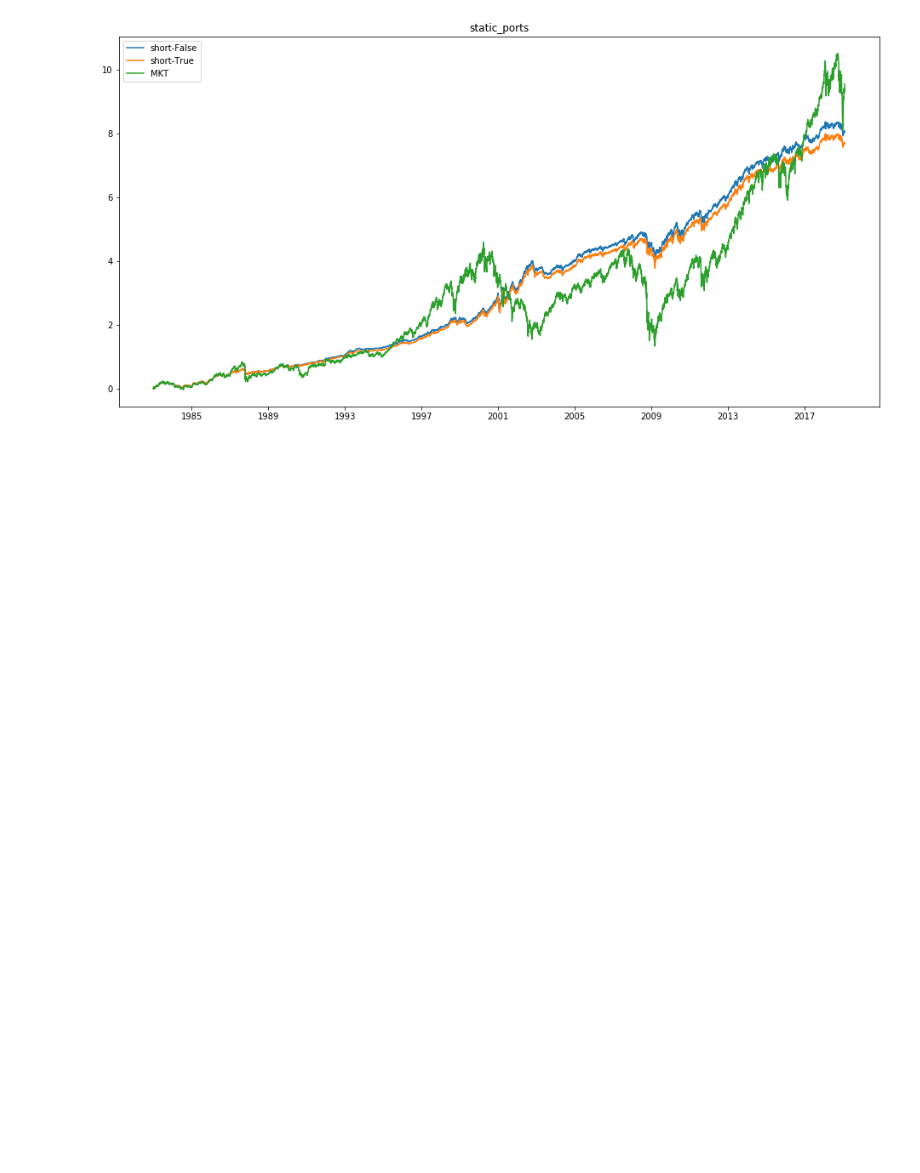
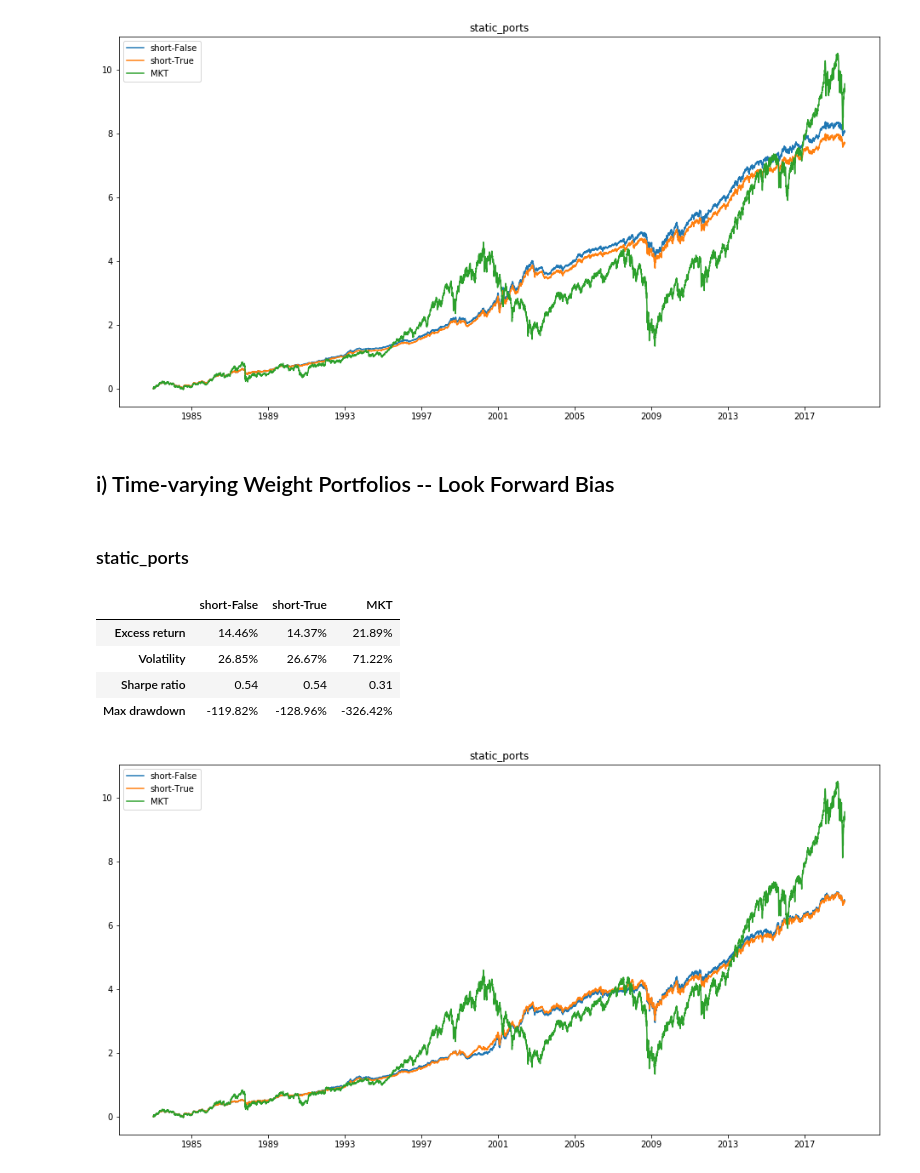
Before and after one commit to amritprasad/MFE_DAM, a Jupyter notebook: DAM Project.ipynb, the cells around one changed output. Drawn from its saved outputs; the diff is of its cells as text; code cells hidden in the pictures; blank space fills up the shorter version.

Commit message:
Adding the Look Forward Bias Test

```diff
--- a/DAM Project.ipynb
+++ b/DAM Project.ipynb
@@ -657,3 +657,40 @@ prsn
 | Sharpe ratio | 0.66 | 0.64 | 0.31 |
 | Max drawdown | -96.64% | -93.46% | -326.42% |
 [figure]
+# %% [markdown]
+## i) Time-varying Weight Portfolios -- Look Forward Bias
+# %% [markdown]
+### static_ports
+# %%
+inputs = {
+    'short-False': 'w_static_ports_short-False.csv',
+    'short-True': 'w_static_ports_short-True.csv'
+}
+# %%
+category = 'static_ports'
+prsn = pd.DataFrame(index = ['Excess return', 'Volatility', \
+                             'Sharpe ratio', 'Max drawdown'])
+
+plt.figure('static_ports',figsize=(16,8))
+plt.clf()
+for key, value in inputs.items():
+    perf, nonNanRow = timeVaryingWts_BT(category, value, us_Price, day_lag, GMV, Tcost_vec, False)
+    plt.plot(perf.index, perf.values, label=key)
+
+    perf_MKT = cumul_perf(us_ret.loc[us_ret.index[nonNanRow]:,'MKT'])
+    prsn[key] = calcStats(perf, perf_MKT, us_ret.loc[us_ret.index[nonNanRow]:,'RF'])
+
+prsn['MKT'] = calcStats(perf_MKT, perf_MKT, us_ret.loc[us_ret.index[nonNanRow]:,'RF'])
+plt.plot(perf_MKT.index, perf_MKT.values, label='MKT')
+plt.legend(loc = 'best')
+plt.title('static_ports')
+plt.savefig("charts/static_ports_False_LookForward.pdf", bbox_inches='tight')
+
+prsn
+# %% [output]
+|  | short-False | short-True | MKT |
+| Excess return | 14.46% | 14.37% | 21.89% |
+| Volatility | 26.85% | 26.67% | 71.22% |
+| Sharpe ratio | 0.54 | 0.54 | 0.31 |
+| Max drawdown | -119.82% | -128.96% | -326.42% |
+[figure, added]
```
Also changed, not shown: parts of 1 cell of this notebook.
